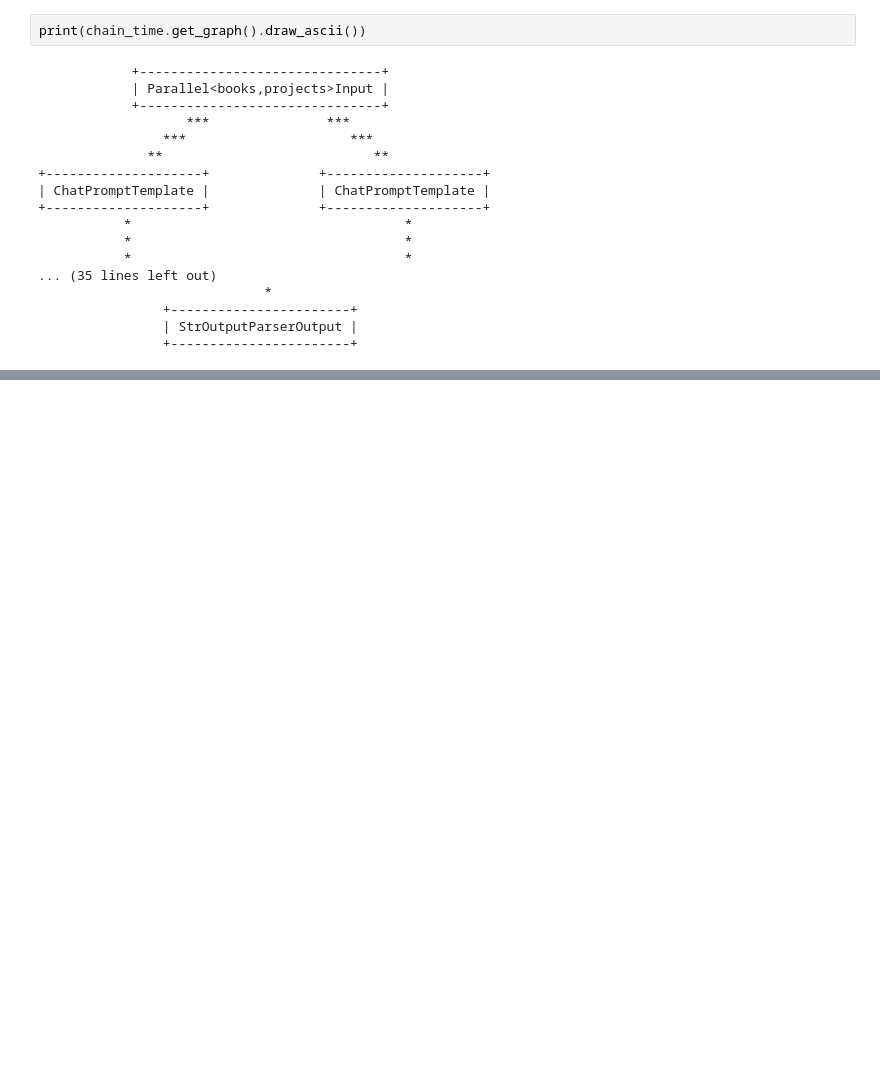
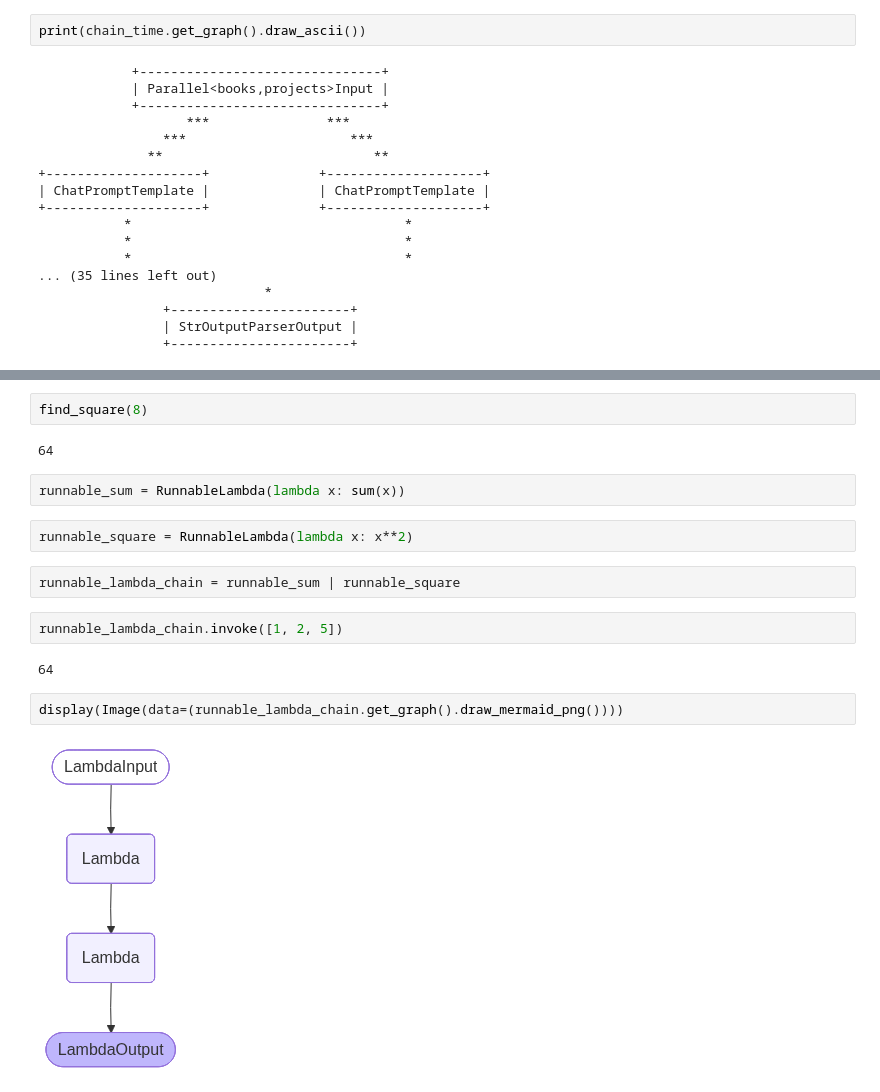
Before and after one commit to FrazerJHogg/Udemy-AI-Engineer-LangChain, a Jupyter notebook: LangChain_Chaining_Runnables.ipynb, the cells around one changed output, grey strips where cells are left out. Drawn from its saved outputs; the diff is of its cells as text; blank space fills up the shorter version.

Commit message:
Examople of RunnableLambda

```diff
--- a/LangChain_Chaining_Runnables.ipynb
+++ b/LangChain_Chaining_Runnables.ipynb
@@ -329,0 +340,18 @@ print(chain_time.get_graph().draw_ascii())
+# %%
+find_square(8)
+# %% [output]
+64
+# %%
+runnable_sum = RunnableLambda(lambda x: sum(x))
+# %%
+runnable_square = RunnableLambda(lambda x: x**2)
+# %%
+runnable_lambda_chain = runnable_sum | runnable_square
+# %%
+runnable_lambda_chain.invoke([1, 2, 5])
+# %% [output]
+64
+# %%
+display(Image(data=(runnable_lambda_chain.get_graph().draw_mermaid_png())))
+# %% [output]
+[figure, added]
```
Also changed, not shown: parts of 6 cells of this notebook.
